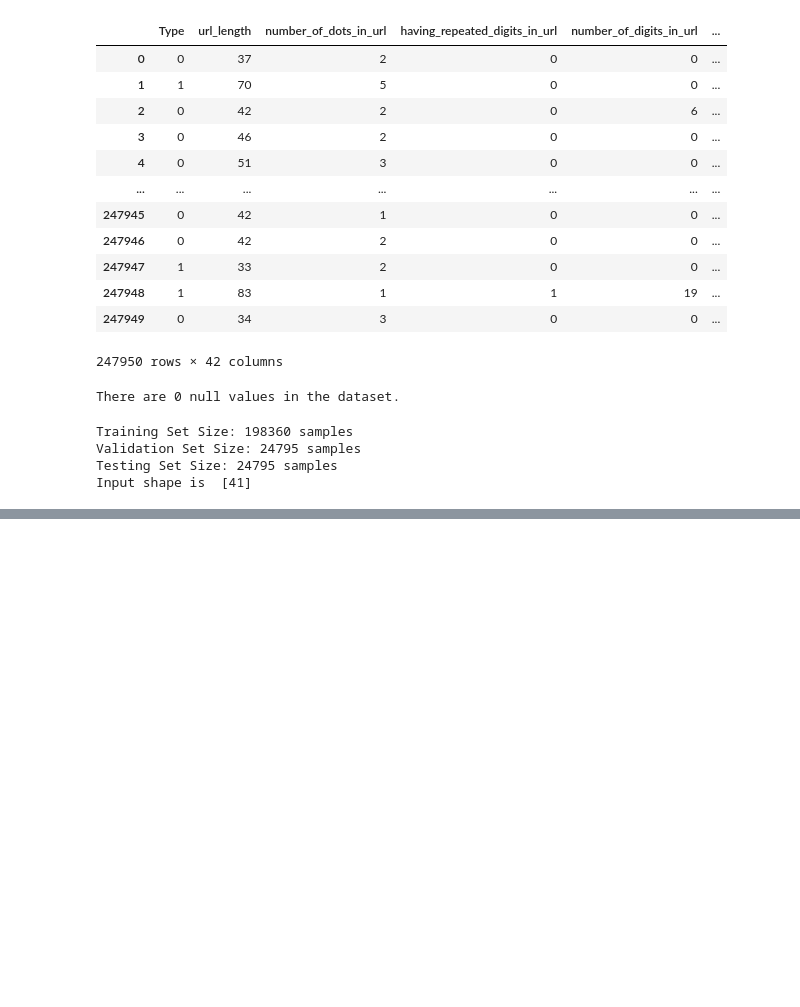
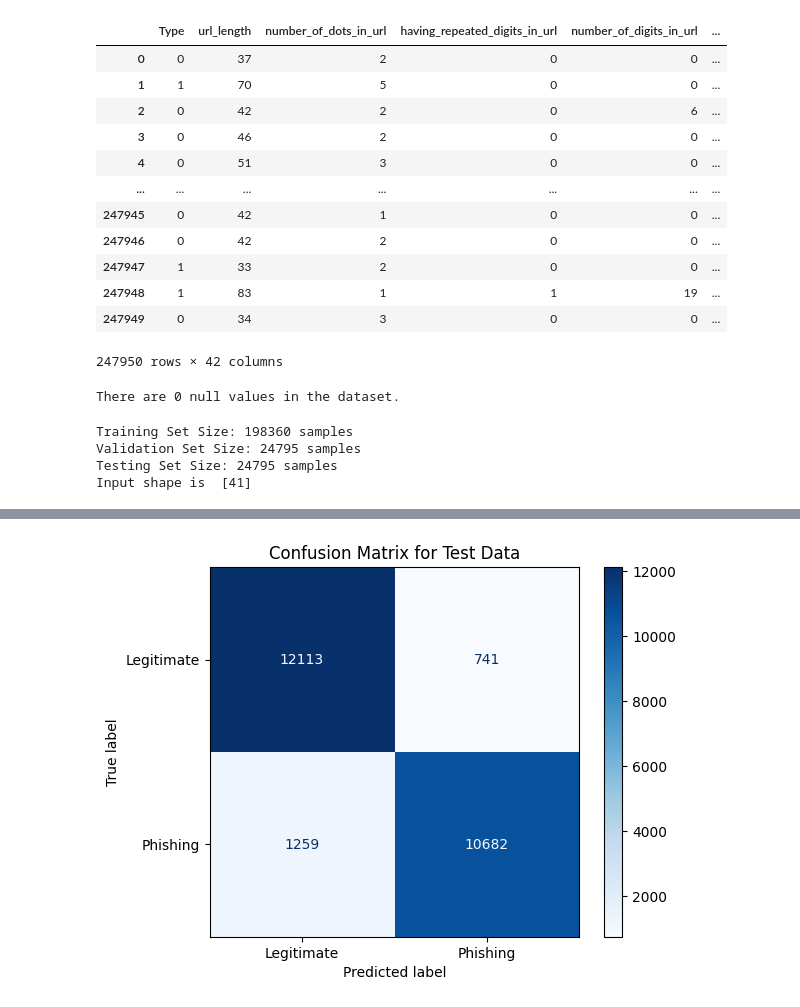
Before and after one commit to mddsayemm/Privacy-and-Security-With-Deep-Learning, a Jupyter notebook: Untitled6.ipynb, the cells around one changed output, grey strips where cells are left out. Cells and saved outputs as stored; diff of their text form; code cells hidden in the pictures; blank space fills up the shorter version.

```diff
--- a/Untitled6.ipynb
+++ b/Untitled6.ipynb
@@ -152,3 +162,18 @@ Test Loss: 0.19609327614307404
 Test Accuracy: 0.919338583946228
 Test Precision: 0.9351308941841125
 Test Recall: 0.8945649266242981
+# %%
+from sklearn.metrics import confusion_matrix, ConfusionMatrixDisplay
+
+# Get predictions on the test data
+y_pred_test = (model.predict(X_test) > 0.5).astype("int32")
+
+# Generate confusion matrix
+cm = confusion_matrix(y_test, y_pred_test)
+
+# Plot confusion matrix
+disp = ConfusionMatrixDisplay(confusion_matrix=cm, display_labels=["Legitimate", "Phishing"])
+disp.plot(cmap="Blues")
+plt.title("Confusion Matrix for Test Data")
+plt.show()
+# %% [output]
@@ -154,0 +181 @@ Test Recall: 0.8945649266242981
+[figure, added]
```
Also changed, not shown: parts of 3 cells of this notebook.
